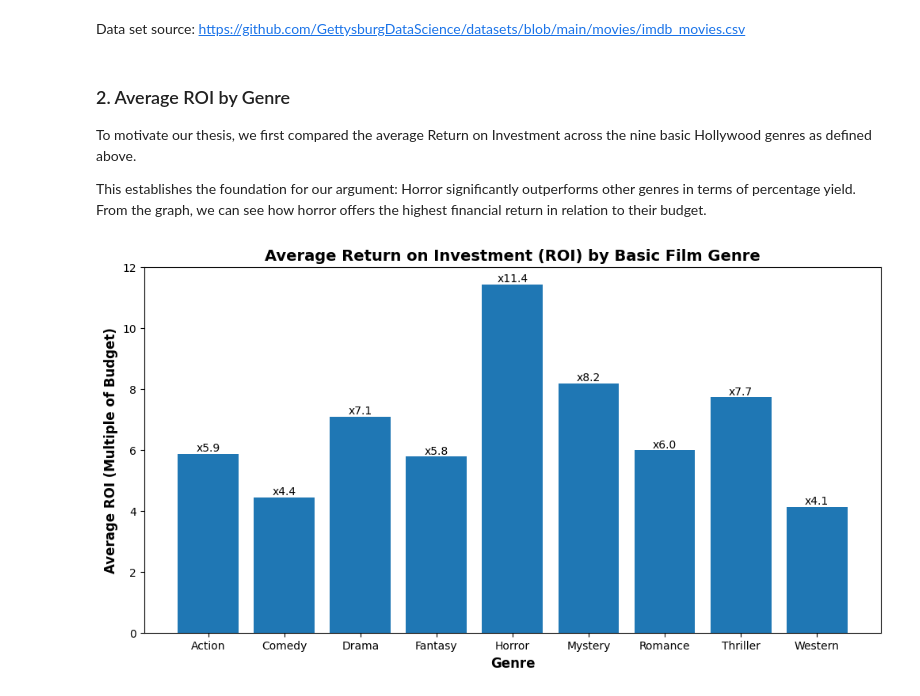
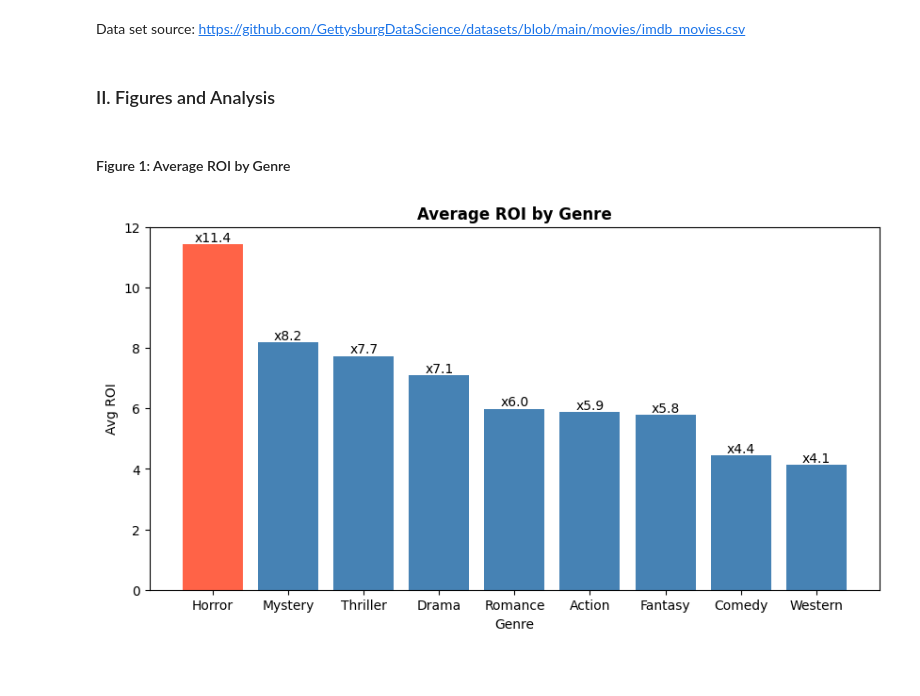
Before and after one commit to panhhng/ds256-final, a Jupyter notebook: main.ipynb, the cells around one changed output. Drawn from its saved outputs; the diff is of its cells as text; code cells hidden in the pictures; blank space fills up the shorter version.

```diff
--- a/main.ipynb
+++ b/main.ipynb
@@ -23 +15,5 @@ df = pd.read_csv('data/imdb_movies.csv')
+# %%
+# loading data
+url = "https://raw.githubusercontent.com/GettysburgDataScience/datasets/main/movies/imdb_movies.csv"
+df = pd.read_csv(url)
 # %%
@@ -30,25 +27,35 @@ genres = ['Action', 'Comedy', 'Drama', 'Fantasy', 'Horror', 'Mystery', 'Romance'
 
 for genre in genres:
     df[genre] = df['genre'].str.contains(genre)
-# %% [markdown]
-### 2. Average ROI by Genre
-To motivate our thesis, we first compared the average Return on Investment across the nine basic Hollywood genres as defined above.
-
-This establishes the foundation for our argument: Horror significantly outperforms other genres in terms of percentage yield. From the graph, we can see how horror offers the highest financial return in relation to their budget.
+# %% [markdown]
+### II. Figures and Analysis
+# %% [markdown]
+#### Figure 1: Average ROI by Genre
 # %%
-avg_rois = [df[df[genre]]['ROI'].mean() for genre in genres]
+avg_rois = {}
+for g in genres:
+    avg_rois[g] = df[df[g]]['ROI'].mean()
 
-plt.figure(figsize=(12, 6))
-bars = plt.bar(genres, avg_rois)
+avg_rois = dict(sorted(avg_rois.items(), key=lambda x: x[1], reverse=True))
 
-plt.title('Average Return on Investment (ROI) by Basic Film Genre', fontsize=14, fontweight='bold')
-plt.xlabel('Genre', fontsize=12, fontweight='bold')
-plt.ylabel('Average ROI (Multiple of Budget)', fontsize=12, fontweight='bold')
+colors = []
+for g in avg_rois:
+    if g == 'Horror':
+        colors.append('tomato')
+    else:
+        colors.append('steelblue')
+
+plt.figure(figsize=(10, 5))
+bars = plt.bar(avg_rois.keys(), avg_rois.values(), color=colors)
+
+plt.title('Average ROI by Genre', fontweight='bold')
+plt.xlabel('Genre')
+plt.ylabel('Avg ROI')
 
 for bar in bars:
-    yval = bar.get_height()
-    plt.text(bar.get_x() + bar.get_width() / 2, yval, f'x{yval:.1f}', ha='center', va='bottom')
+    y = bar.get_height()
+    plt.text(bar.get_x() + bar.get_width()/2, y, f"x{y:.1f}", ha='center', va='bottom')
 
 plt.show()
 # %% [output]
-[figure, old version]
+[figure, new version]
```
Also changed, not shown: parts of 14 cells of this notebook, 1 other file.
